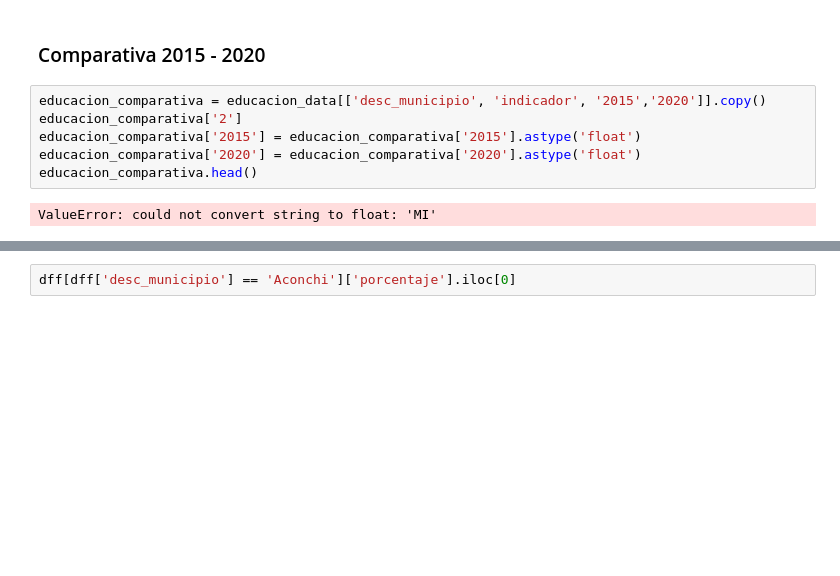
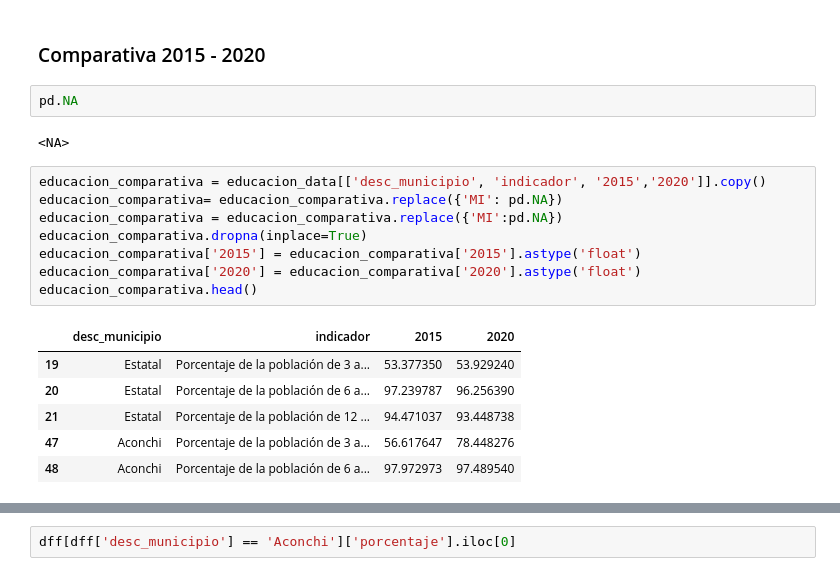
Before and after one commit to ibsanmorales/data_sonora_buqui, a Jupyter notebook: notebooks/inegi_educacion.ipynb, the cells around one changed output, grey strips where cells are left out. Cells and saved outputs as stored; diff of their text form; blank space fills up the shorter version.

```diff
--- a/notebooks/inegi_educacion.ipynb
+++ b/notebooks/inegi_educacion.ipynb
@@ -161,11 +161,22 @@ fig = px.bar(dff, x="2020", y="desc_municipio", orientation='h', width=800, heig
 fig.show()
 # %% [markdown]
 ### Comparativa 2015 - 2020
+# %%
+pd.NA
+# %% [output]
+<NA>
 # %%
 educacion_comparativa = educacion_data[['desc_municipio', 'indicador', '2015','2020']].copy()
-educacion_comparativa['2']
+educacion_comparativa= educacion_comparativa.replace({'MI': pd.NA})
+educacion_comparativa = educacion_comparativa.replace({'MI':pd.NA})
+educacion_comparativa.dropna(inplace=True)
 educacion_comparativa['2015'] = educacion_comparativa['2015'].astype('float')
 educacion_comparativa['2020'] = educacion_comparativa['2020'].astype('float')
 educacion_comparativa.head()
 # %% [output]
-ValueError: could not convert string to float: 'MI'
+|  | desc_municipio | indicador | 2015 | 2020 |
+| 19 | Estatal | Porcentaje de la población de 3 a... | 53.377350 | 53.929240 |
+| 20 | Estatal | Porcentaje de la población de 6 a... | 97.239787 | 96.256390 |
+| 21 | Estatal | Porcentaje de la población de 12 ... | 94.471037 | 93.448738 |
+| 47 | Aconchi | Porcentaje de la población de 3 a... | 56.617647 | 78.448276 |
+| 48 | Aconchi | Porcentaje de la población de 6 a... | 97.972973 | 97.489540 |
```
Also changed, not shown: parts of 13 cells of this notebook, 3 other files.
